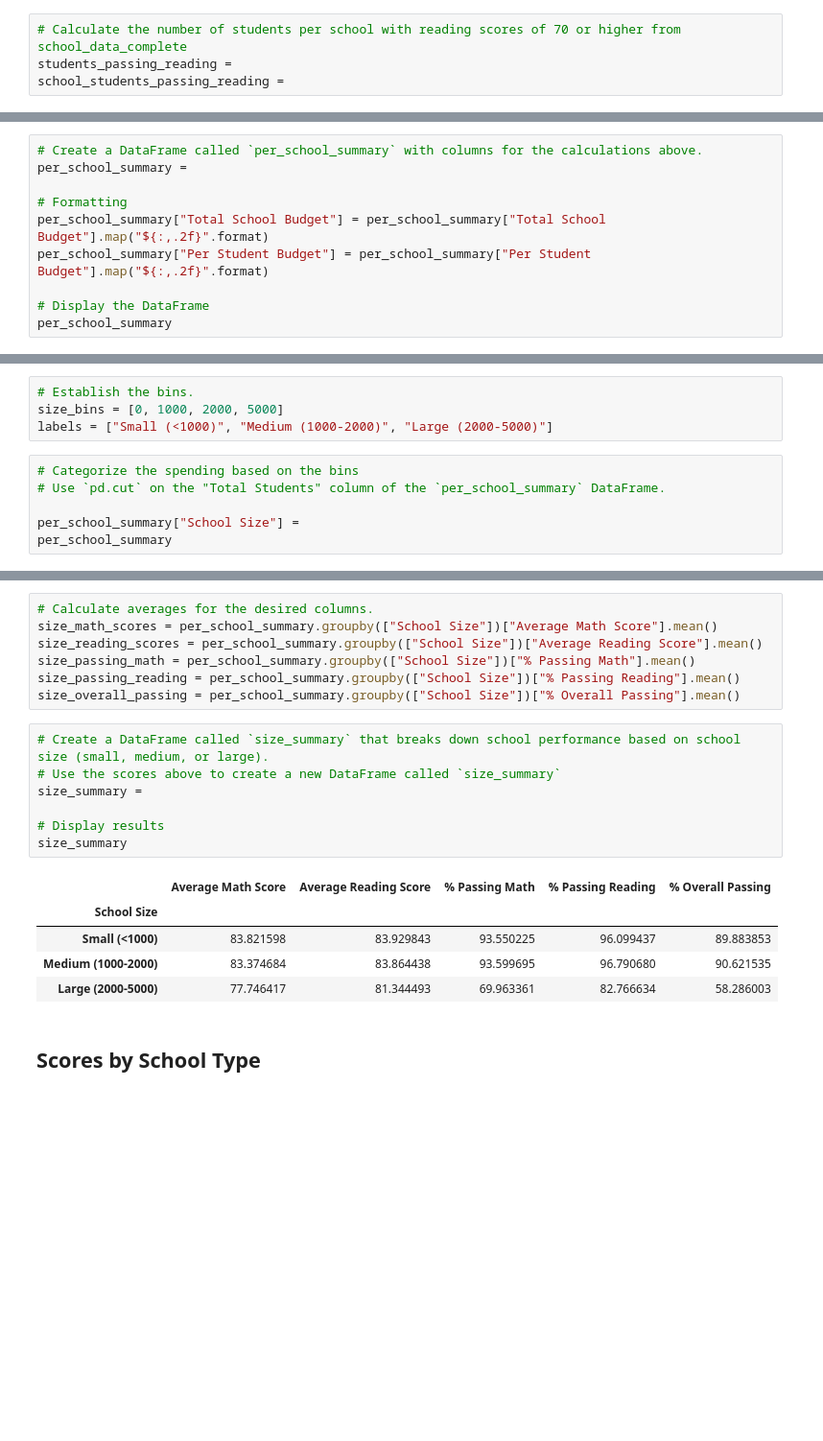
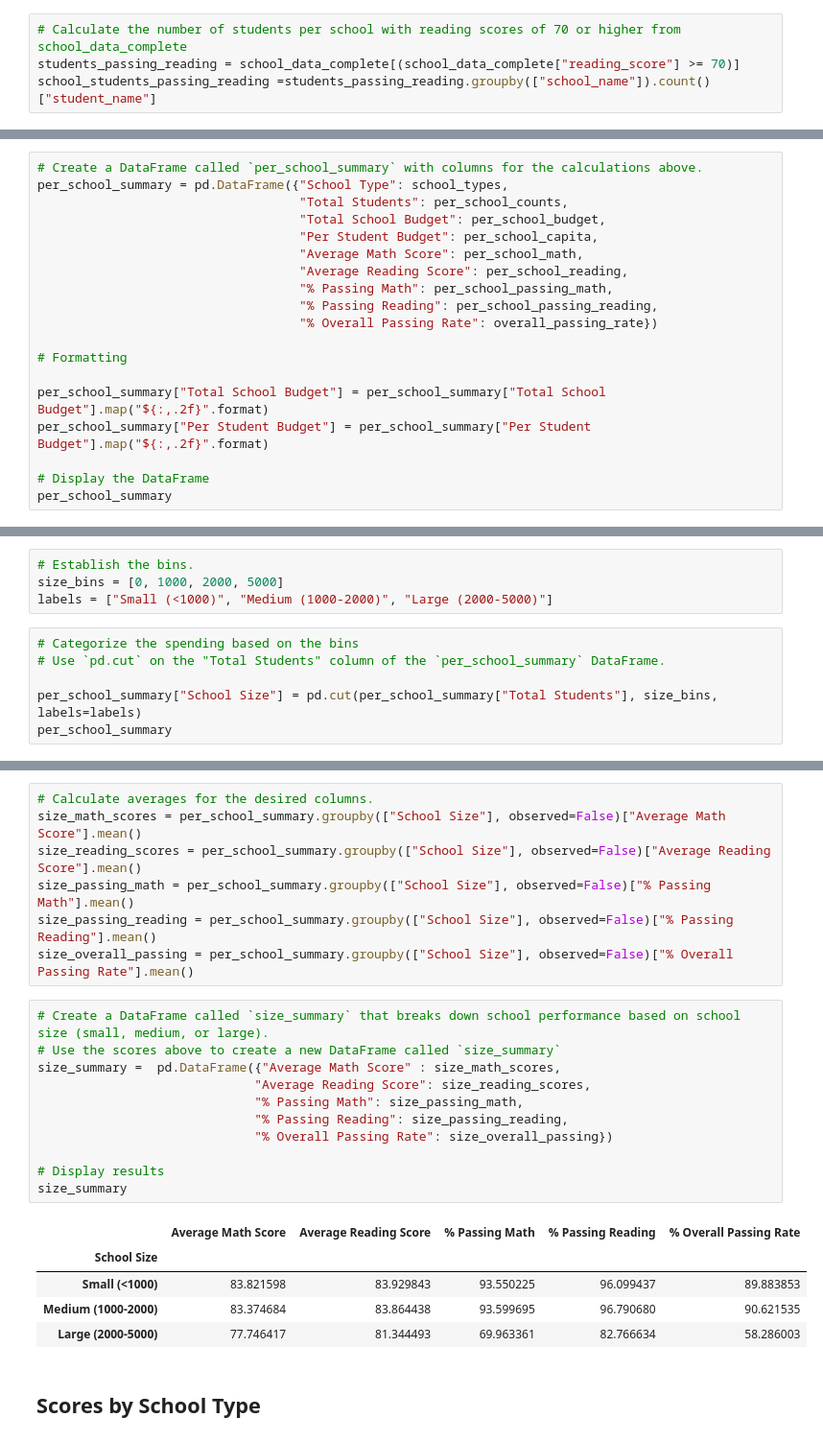
Before and after one commit to karenreyesss/pandas-challenge, a Jupyter notebook: PyCitySchools/PyCitySchools.ipynb, the cells around one changed output, grey strips where cells are left out. Shown: that part at 96% size. Saved outputs shown, nothing was run; the diff lists cells and outputs as text; blank space fills up the shorter version.

```diff
--- a/PyCitySchools/PyCitySchools.ipynb
+++ b/PyCitySchools/PyCitySchools.ipynb
@@ -111,7 +141,7 @@ school_students_passing_math =
 # %%
 # Calculate the number of students per school with reading scores of 70 or higher from school_data_complete
-students_passing_reading =
-school_students_passing_reading =
+students_passing_reading = school_data_complete[(school_data_complete["reading_score"] >= 70)]
+school_students_passing_reading =students_passing_reading.groupby(["school_name"]).count()["student_name"]
 # %%
 # Use the provided code to calculate the number of students per school that passed both math and reading with scores of 70 or higher
 students_passing_math_and_reading = school_data_complete[
@@ -125,9 +155,18 @@ per_school_passing_reading = school_students_passing_reading / per_school_counts
 overall_passing_rate = school_students_passing_math_and_reading / per_school_counts * 100
 # %%
 # Create a DataFrame called `per_school_summary` with columns for the calculations above.
-per_school_summary =
+per_school_summary = pd.DataFrame({"School Type": school_types,
+                                   "Total Students": per_school_counts,
+                                   "Total School Budget": per_school_budget,
+                                   "Per Student Budget": per_school_capita,
+                                   "Average Math Score": per_school_math,
+                                   "Average Reading Score": per_school_reading,
+                                   "% Passing Math": per_school_passing_math,
+                                   "% Passing Reading": per_school_passing_reading,
+                                   "% Overall Passing Rate": overall_passing_rate})
 
 # Formatting
+
 per_school_summary["Total School Budget"] = per_school_summary["Total School Budget"].map("${:,.2f}".format)
 per_school_summary["Per Student Budget"] = per_school_summary["Per Student Budget"].map("${:,.2f}".format)
 
@@ -317,7 +378,7 @@ labels = ["Small (<1000)", "Medium (1000-2000)", "Large (2000-5000)"]
 # Categorize the spending based on the bins
 # Use `pd.cut` on the "Total Students" column of the `per_school_summary` DataFrame.
 
-per_school_summary["School Size"] =
+per_school_summary["School Size"] = pd.cut(per_school_summary["Total Students"], size_bins, labels=labels)
 per_school_summary
 # %% [output]
 |  | School Type | Total Students | Total School Budget | Per Student Budget | Average Math Score | ... |
@@ -338,20 +400,24 @@ per_school_summary
 | Wright High School | Charter | 1800 | $1,049,400.00 | $583.00 | 83.682222 | ... |
 # %%
 # Calculate averages for the desired columns.
-size_math_scores = per_school_summary.groupby(["School Size"])["Average Math Score"].mean()
-size_reading_scores = per_school_summary.groupby(["School Size"])["Average Reading Score"].mean()
-size_passing_math = per_school_summary.groupby(["School Size"])["% Passing Math"].mean()
-size_passing_reading = per_school_summary.groupby(["School Size"])["% Passing Reading"].mean()
-size_overall_passing = per_school_summary.groupby(["School Size"])["% Overall Passing"].mean()
+size_math_scores = per_school_summary.groupby(["School Size"], observed=False)["Average Math Score"].mean()
+size_reading_scores = per_school_summary.groupby(["School Size"], observed=False)["Average Reading Score"].mean()
+size_passing_math = per_school_summary.groupby(["School Size"], observed=False)["% Passing Math"].mean()
+size_passing_reading = per_school_summary.groupby(["School Size"], observed=False)["% Passing Reading"].mean()
+size_overall_passing = per_school_summary.groupby(["School Size"], observed=False)["% Overall Passing Rate"].mean()
 # %%
 # Create a DataFrame called `size_summary` that breaks down school performance based on school size (small, medium, or large).
 # Use the scores above to create a new DataFrame called `size_summary`
-size_summary =
+size_summary =  pd.DataFrame({"Average Math Score" : size_math_scores,
+                             "Average Reading Score": size_reading_scores,
+                             "% Passing Math": size_passing_math,
+                             "% Passing Reading": size_passing_reading,
+                             "% Overall Passing Rate": size_overall_passing})
 
 # Display results
 size_summary
 # %% [output]
-|  | Average Math Score | Average Reading Score | % Passing Math | % Passing Reading | % Overall Passing |
+|  | Average Math Score | Average Reading Score | % Passing Math | % Passing Reading | % Overall Passing Rate |
 | School Size |  |  |  |  |  |
 | Small (<1000) | 83.821598 | 83.929843 | 93.550225 | 96.099437 | 89.883853 |
 | Medium (1000-2000) | 83.374684 | 83.864438 | 93.599695 | 96.790680 | 90.621535 |
```
Also changed, not shown: parts of 26 cells of this notebook.
